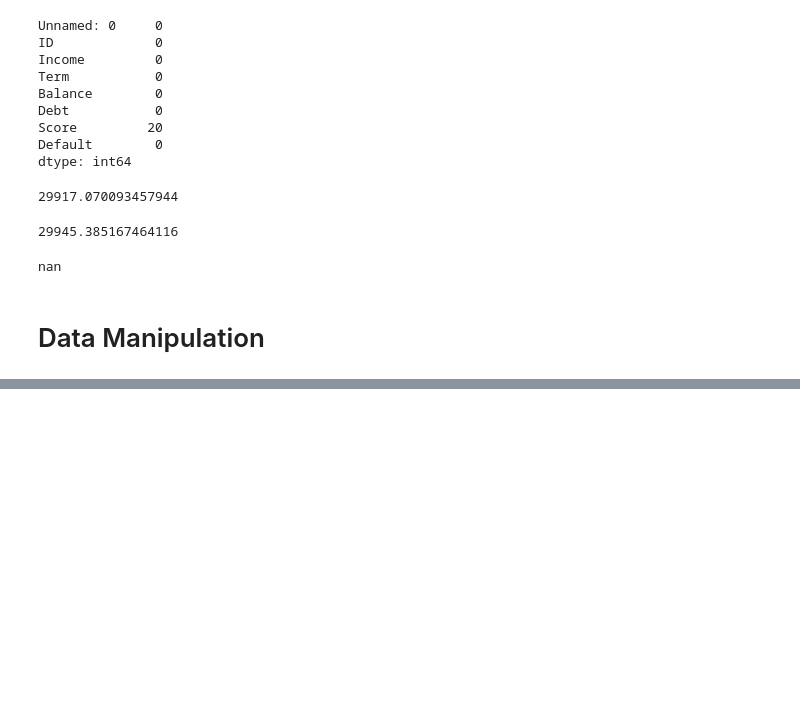
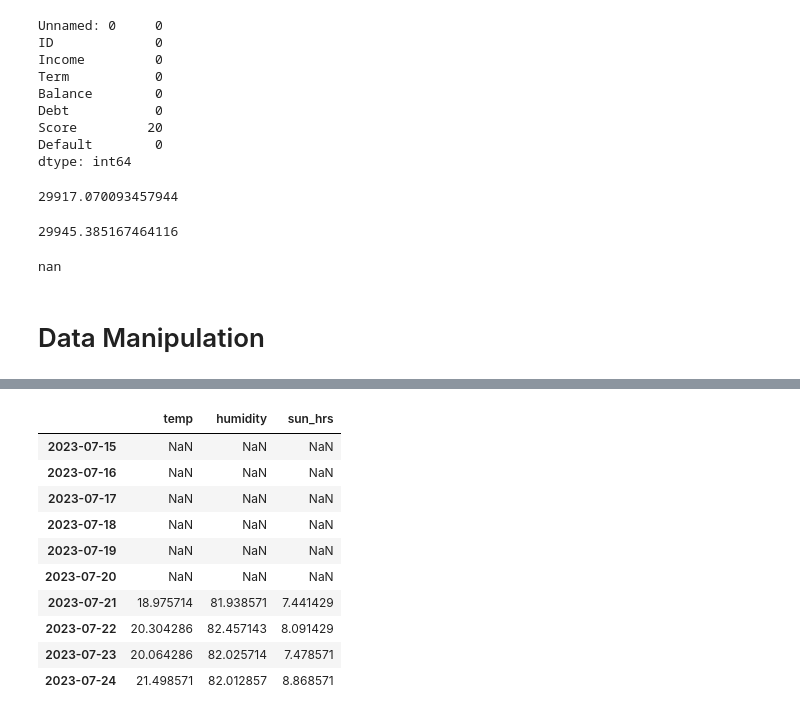
Before and after one commit to adarual/Week1_Test, a Jupyter notebook: LBG Week 4 - Day 3.ipynb, the cells around one changed output, grey strips where cells are left out. Saved outputs shown, nothing was run; the diff lists cells and outputs as text; code cells hidden in the pictures; blank space fills up the shorter version.

```diff
--- a/LBG Week 4 - Day 3.ipynb
+++ b/LBG Week 4 - Day 3.ipynb
@@ -680,0 +704,3 @@ nan
+# %%
+df3 = pd.read_json('Data/weather.json', orient = 'split')
+df3
@@ -680,0 +730,14 @@ nan
+# %%
+df3.rolling(window = 7).mean()
+# %% [output]
+|  | temp | humidity | sun_hrs |
+| 2023-07-15 | NaN | NaN | NaN |
+| 2023-07-16 | NaN | NaN | NaN |
+| 2023-07-17 | NaN | NaN | NaN |
+| 2023-07-18 | NaN | NaN | NaN |
+| 2023-07-19 | NaN | NaN | NaN |
+| 2023-07-20 | NaN | NaN | NaN |
+| 2023-07-21 | 18.975714 | 81.938571 | 7.441429 |
+| 2023-07-22 | 20.304286 | 82.457143 | 8.091429 |
+| 2023-07-23 | 20.064286 | 82.025714 | 7.478571 |
+| 2023-07-24 | 21.498571 | 82.012857 | 8.868571 |
```
Also changed, not shown: parts of 6 cells of this notebook, 2 other files.
